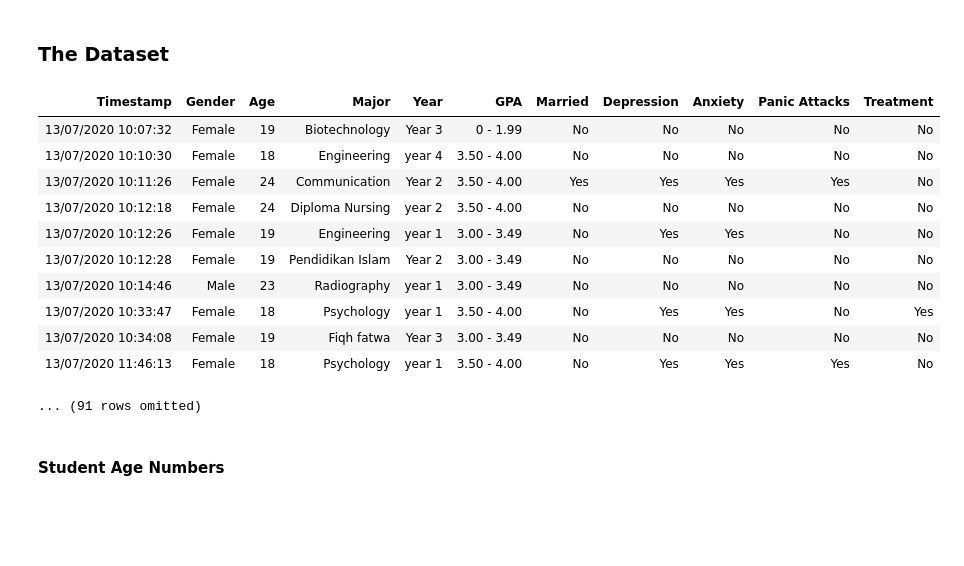
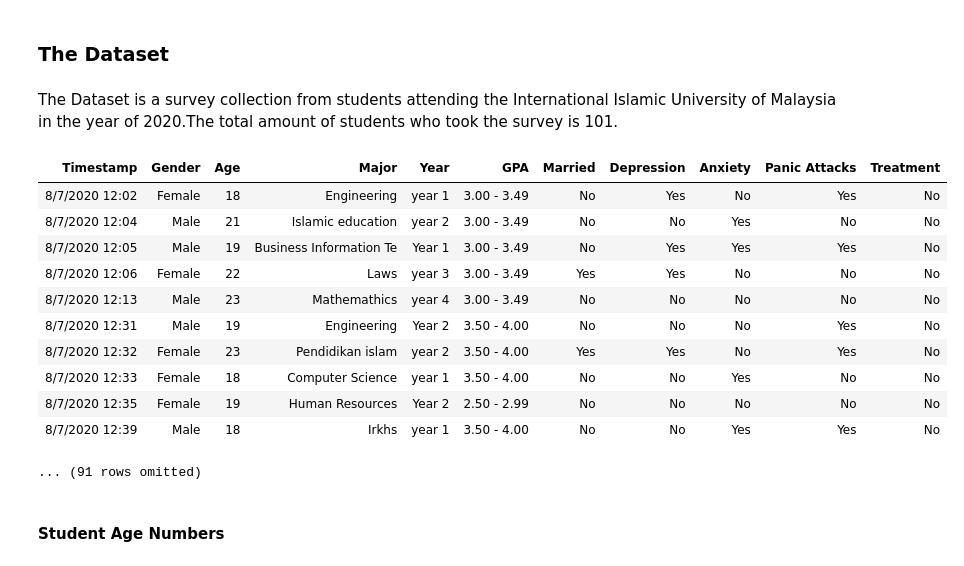
Before and after one commit to daveyloder/Temple-Code, a Jupyter notebook: SCTC 1013/Group Project/StudentHealth.ipynb, the cells around one changed output. Drawn from its saved outputs; the diff is of its cells as text; code cells hidden in the pictures; blank space fills up the shorter version.

```diff
--- a/SCTC 1013/Group Project/StudentHealth.ipynb
+++ b/SCTC 1013/Group Project/StudentHealth.ipynb
@@ -56,37 +62,39 @@ def relabel(table,column,search,replace):
             pass
 # %% [markdown]
 ### The Dataset
+# %% [markdown]
+The Dataset is a survey collection from students attending the International Islamic University of Malaysia in the year of 2020.The total amount of students who took the survey is 101.
 # %%
 datafile = "Student Mental health.csv"
 students = Table.read_table(datafile)
 students = students.relabeled(["Choose your gender","What is your course?","Your current year of Study","What is your CGPA?","Marital status","Do you have Depression?","Do you have Anxiety?","Do you have Panic attack?","Did you seek any specialist for a treatment?"], ["Gender","Major","Year","GPA","Married","Depression","Anxiety",
 "Panic Attacks","Treatment"]
 )
 students_nan_age = students.where("Age",are.above(0))
 relabel(students,"Major","Engine","Engineering")
 relabel(students,"Major","Engin","Engineering")
 relabel(students,"Major","psychology","Psychology")
 relabel(students,"Major","BCS","Computer Science")
 relabel(students,"Major","BIT","Business Information Technology")
 relabel(students,"Major","IT","Information Technology")
 relabel(students,"Major","Fiqh","Islamic Law")
 relabel(students,"Major","koe","Koe")
 ## relabel(students,"GPA","0 - 1.99","1")
 ## relabel(students,"GPA","2.00 - 2.49","2")
 ## relabel(students,"GPA","2.50 - 2.99","3")
-students.sort("Timestamp")
+students
 # %% [output]
 | Timestamp | Gender | Age | Major | Year | GPA | Married | Depression | Anxiety | Panic Attacks | Treatment |
-| 13/07/2020 10:07:32 | Female | 19 | Biotechnology | Year 3 | 0 - 1.99 | No | No | No | No | No |
-| 13/07/2020 10:10:30 | Female | 18 | Engineering | year 4 | 3.50 - 4.00 | No | No | No | No | No |
-| 13/07/2020 10:11:26 | Female | 24 | Communication | Year 2 | 3.50 - 4.00 | Yes | Yes | Yes | Yes | No |
-| 13/07/2020 10:12:18 | Female | 24 | Diploma Nursing | year 2 | 3.50 - 4.00 | No | No | No | No | No |
-| 13/07/2020 10:12:26 | Female | 19 | Engineering | year 1 | 3.00 - 3.49 | No | Yes | Yes | No | No |
-| 13/07/2020 10:12:28 | Female | 19 | Pendidikan Islam | Year 2 | 3.00 - 3.49 | No | No | No | No | No |
-| 13/07/2020 10:14:46 | Male | 23 | Radiography | year 1 | 3.00 - 3.49 | No | No | No | No | No |
-| 13/07/2020 10:33:47 | Female | 18 | Psychology | year 1 | 3.50 - 4.00 | No | Yes | Yes | No | Yes |
-| 13/07/2020 10:34:08 | Female | 19 | Fiqh fatwa | Year 3 | 3.00 - 3.49 | No | No | No | No | No |
-| 13/07/2020 11:46:13 | Female | 18 | Psychology | year 1 | 3.50 - 4.00 | No | Yes | Yes | Yes | No |
+| 8/7/2020 12:02 | Female | 18 | Engineering | year 1 | 3.00 - 3.49 | No | Yes | No | Yes | No |
+| 8/7/2020 12:04 | Male | 21 | Islamic education | year 2 | 3.00 - 3.49 | No | No | Yes | No | No |
+| 8/7/2020 12:05 | Male | 19 | Business Information Te | Year 1 | 3.00 - 3.49 | No | Yes | Yes | Yes | No |
+| 8/7/2020 12:06 | Female | 22 | Laws | year 3 | 3.00 - 3.49 | Yes | Yes | No | No | No |
+| 8/7/2020 12:13 | Male | 23 | Mathemathics | year 4 | 3.00 - 3.49 | No | No | No | No | No |
+| 8/7/2020 12:31 | Male | 19 | Engineering | Year 2 | 3.50 - 4.00 | No | No | No | Yes | No |
+| 8/7/2020 12:32 | Female | 23 | Pendidikan islam | year 2 | 3.50 - 4.00 | Yes | Yes | No | Yes | No |
+| 8/7/2020 12:33 | Female | 18 | Computer Science | year 1 | 3.50 - 4.00 | No | No | Yes | No | No |
+| 8/7/2020 12:35 | Female | 19 | Human Resources | Year 2 | 2.50 - 2.99 | No | No | No | No | No |
+| 8/7/2020 12:39 | Male | 18 | Irkhs | year 1 | 3.50 - 4.00 | No | No | Yes | Yes | No |
 ... (91 rows omitted)
 # %% [markdown]
 #### Student Age Numbers
```
Also changed, not shown: parts of 25 cells of this notebook.
